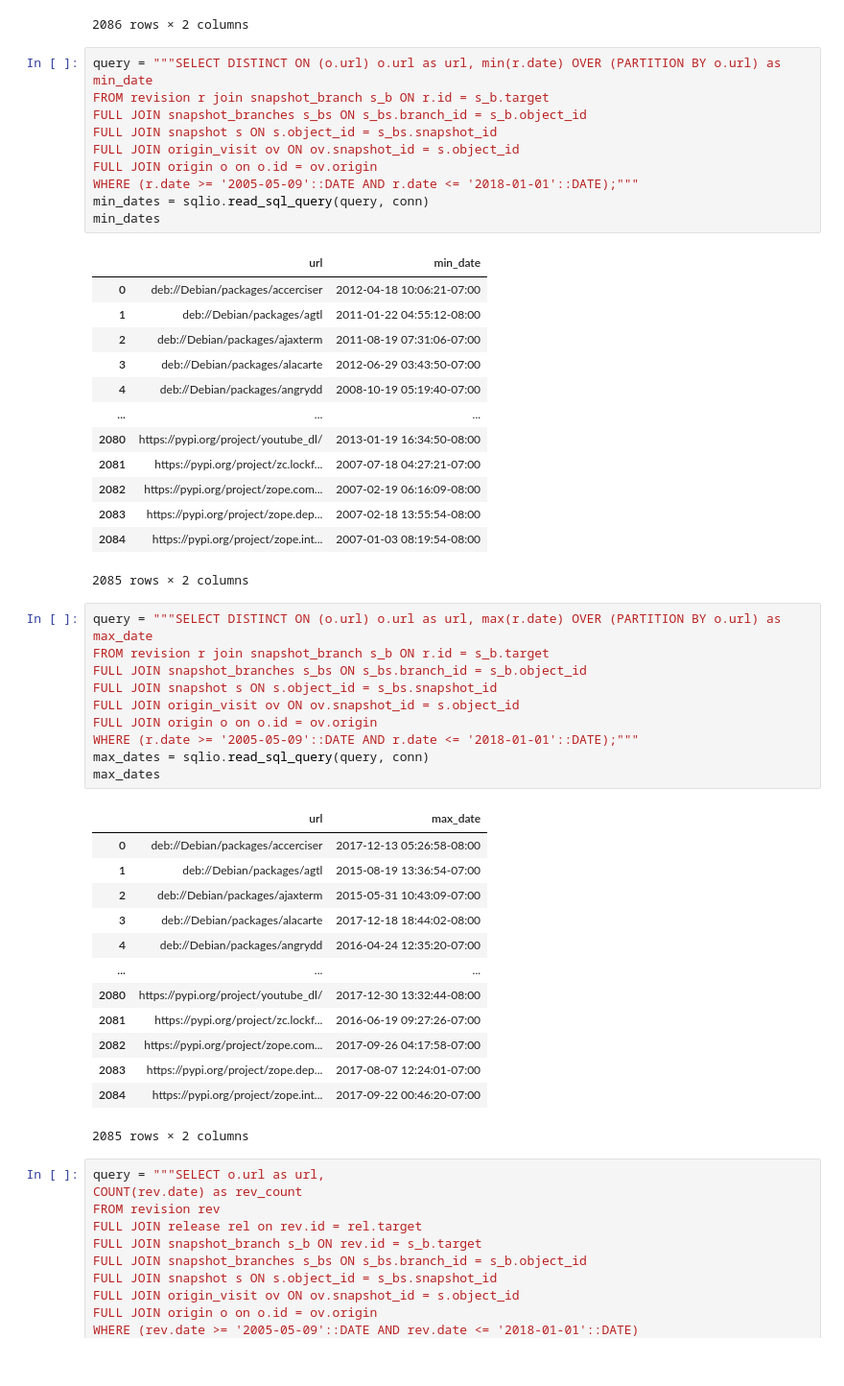
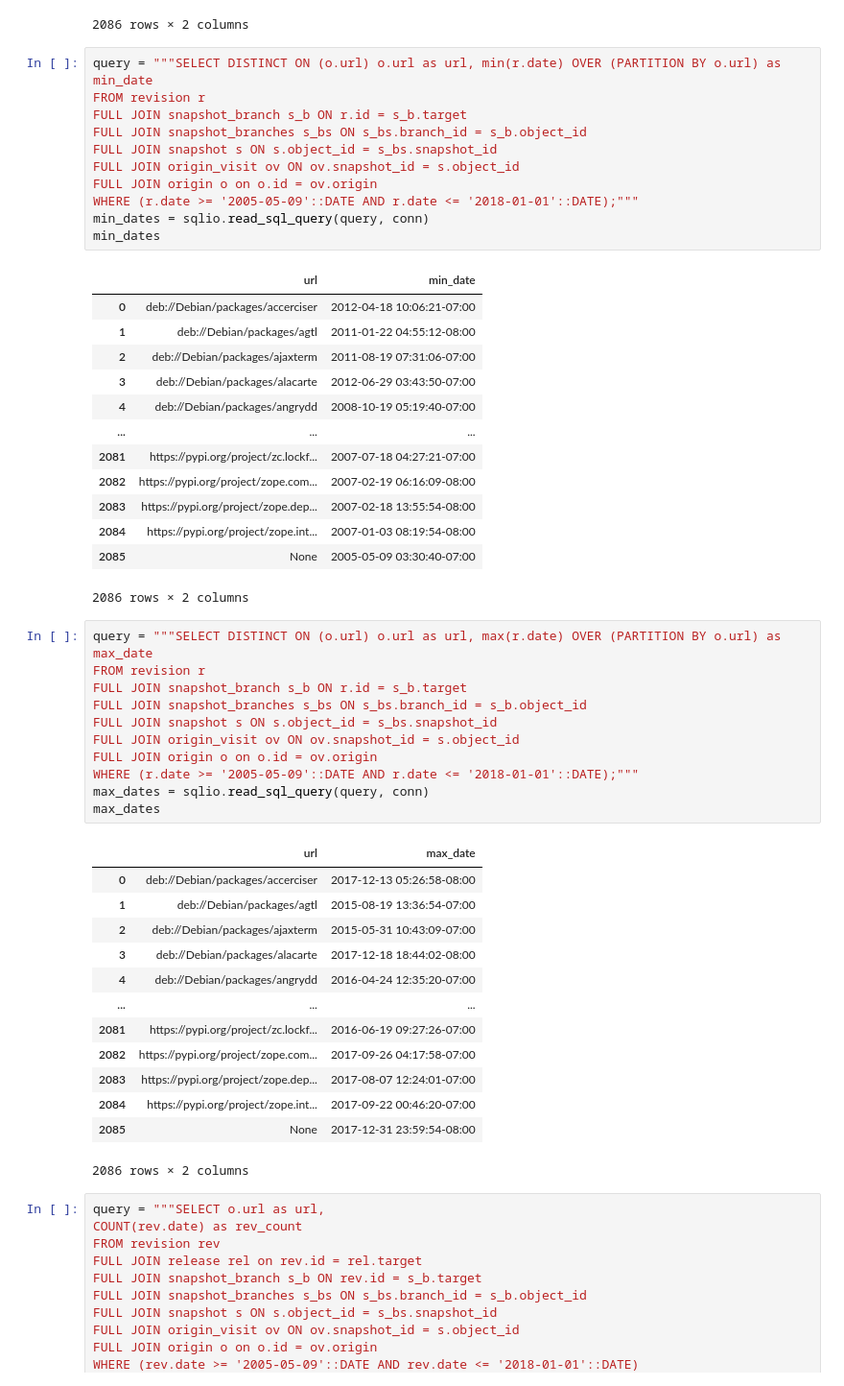
Before and after one commit to DerekRobin/Survival-Analysis-of-OSS-Projects, a Jupyter notebook: Analysis&Data/data-collection.ipynb, the cells around one changed output. Shown at 96% size. Drawn from its saved outputs; the diff is of its cells as text.

```diff
--- a/Analysis&Data/data-collection.ipynb
+++ b/Analysis&Data/data-collection.ipynb
@@ -76,31 +102,33 @@ author_count
 2086 rows × 2 columns
 # %%
 query = """SELECT DISTINCT ON (o.url) o.url as url, min(r.date) OVER (PARTITION BY o.url) as min_date
-FROM revision r join snapshot_branch s_b ON r.id = s_b.target
+FROM revision r
+FULL JOIN snapshot_branch s_b ON r.id = s_b.target
 FULL JOIN snapshot_branches s_bs ON s_bs.branch_id = s_b.object_id
 FULL JOIN snapshot s ON s.object_id = s_bs.snapshot_id
 FULL JOIN origin_visit ov ON ov.snapshot_id = s.object_id
 FULL JOIN origin o on o.id = ov.origin
 WHERE (r.date >= '2005-05-09'::DATE AND r.date <= '2018-01-01'::DATE);"""
 min_dates = sqlio.read_sql_query(query, conn)
 min_dates
 # %% [output]
 |  | url | min_date |
 | 0 | deb://Debian/packages/accerciser | 2012-04-18 10:06:21-07:00 |
 | 1 | deb://Debian/packages/agtl | 2011-01-22 04:55:12-08:00 |
 | 2 | deb://Debian/packages/ajaxterm | 2011-08-19 07:31:06-07:00 |
 | 3 | deb://Debian/packages/alacarte | 2012-06-29 03:43:50-07:00 |
 | 4 | deb://Debian/packages/angrydd | 2008-10-19 05:19:40-07:00 |
 | ... | ... | ... |
-| 2080 | https://pypi.org/project/youtube_dl/ | 2013-01-19 16:34:50-08:00 |
 | 2081 | https://pypi.org/project/zc.lockf... | 2007-07-18 04:27:21-07:00 |
 | 2082 | https://pypi.org/project/zope.com... | 2007-02-19 06:16:09-08:00 |
 | 2083 | https://pypi.org/project/zope.dep... | 2007-02-18 13:55:54-08:00 |
 | 2084 | https://pypi.org/project/zope.int... | 2007-01-03 08:19:54-08:00 |
+| 2085 | None | 2005-05-09 03:30:40-07:00 |
-2085 rows × 2 columns
+2086 rows × 2 columns
 # %%
 query = """SELECT DISTINCT ON (o.url) o.url as url, max(r.date) OVER (PARTITION BY o.url) as max_date
-FROM revision r join snapshot_branch s_b ON r.id = s_b.target
+FROM revision r
+FULL JOIN snapshot_branch s_b ON r.id = s_b.target
 FULL JOIN snapshot_branches s_bs ON s_bs.branch_id = s_b.object_id
 FULL JOIN snapshot s ON s.object_id = s_bs.snapshot_id
 FULL JOIN origin_visit ov ON ov.snapshot_id = s.object_id
@@ -116,12 +144,12 @@ max_dates
 | 3 | deb://Debian/packages/alacarte | 2017-12-18 18:44:02-08:00 |
 | 4 | deb://Debian/packages/angrydd | 2016-04-24 12:35:20-07:00 |
 | ... | ... | ... |
-| 2080 | https://pypi.org/project/youtube_dl/ | 2017-12-30 13:32:44-08:00 |
 | 2081 | https://pypi.org/project/zc.lockf... | 2016-06-19 09:27:26-07:00 |
 | 2082 | https://pypi.org/project/zope.com... | 2017-09-26 04:17:58-07:00 |
 | 2083 | https://pypi.org/project/zope.dep... | 2017-08-07 12:24:01-07:00 |
 | 2084 | https://pypi.org/project/zope.int... | 2017-09-22 00:46:20-07:00 |
+| 2085 | None | 2017-12-31 23:59:54-08:00 |
-2085 rows × 2 columns
+2086 rows × 2 columns
 # %%
 query = """SELECT o.url as url,
 COUNT(rev.date) as rev_count
```
Also changed, not shown: parts of 11 cells of this notebook, 3 other files.
